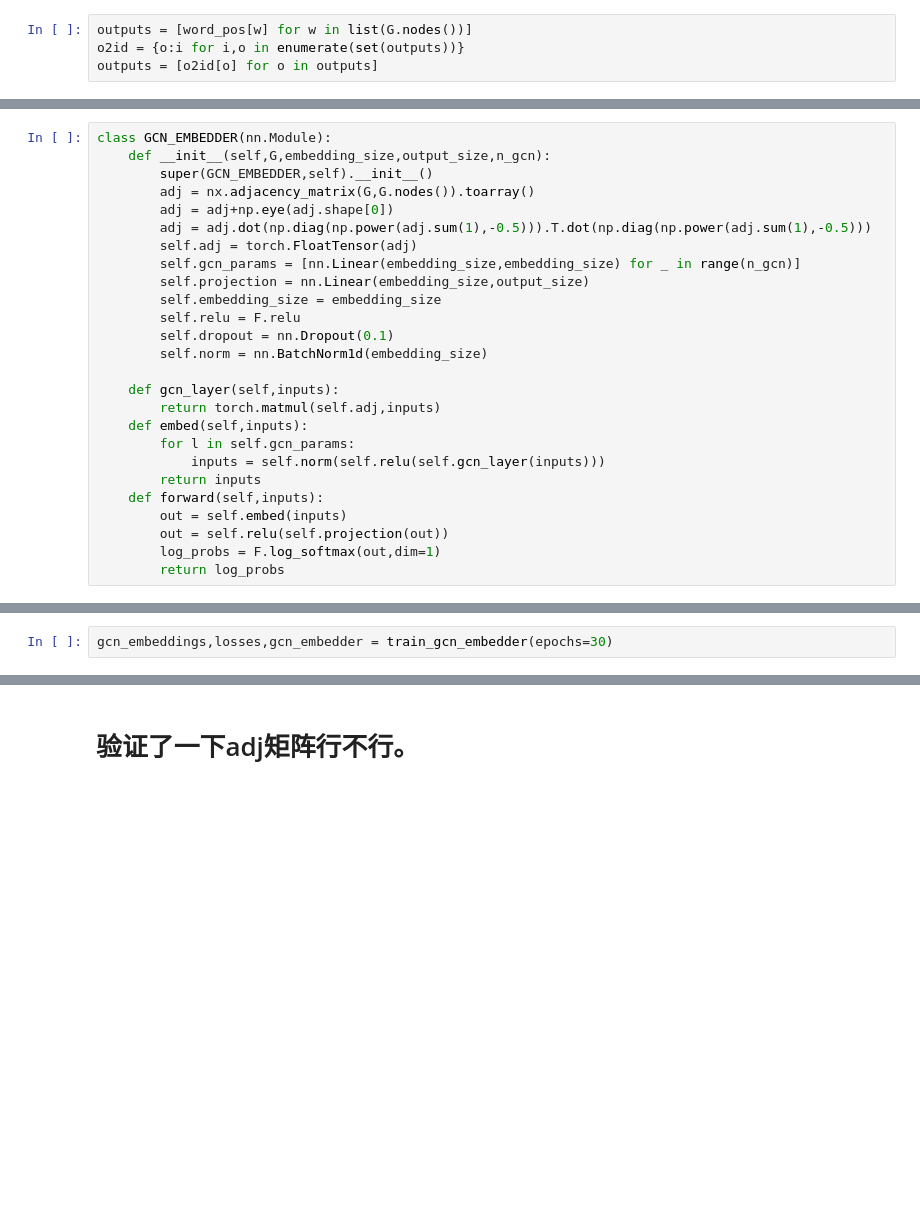
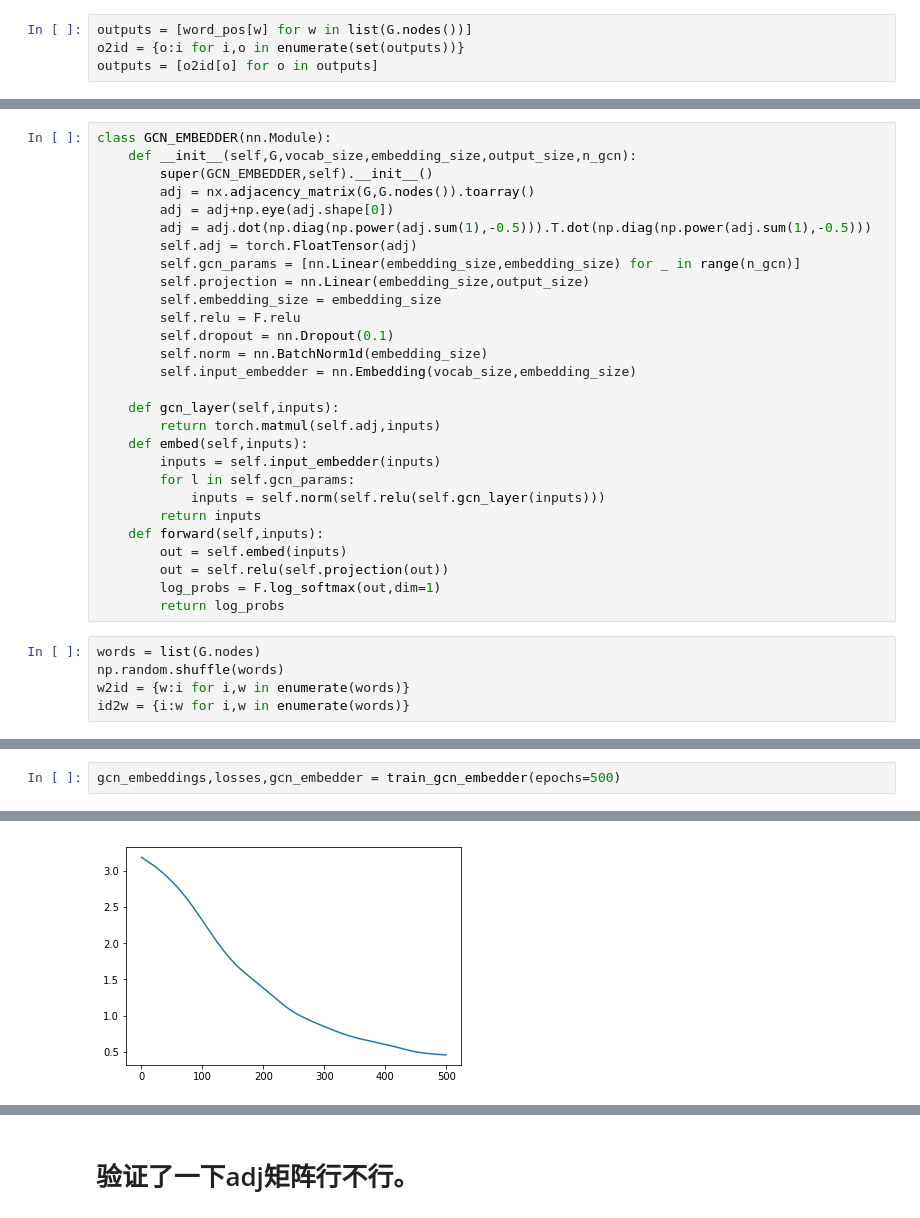
Before and after one commit to XufengXufengXufeng/try_gcn, a Jupyter notebook: gcn_word2vec.ipynb, the cells around one changed output, grey strips where cells are left out. Drawn from its saved outputs; the diff is of its cells as text; blank space fills up the shorter version.

```diff
--- a/gcn_word2vec.ipynb
+++ b/gcn_word2vec.ipynb
@@ -265,6 +245,6 @@ Type:      function
 # %%
 class GCN_EMBEDDER(nn.Module):
-    def __init__(self,G,embedding_size,output_size,n_gcn):
+    def __init__(self,G,vocab_size,embedding_size,output_size,n_gcn):
         super(GCN_EMBEDDER,self).__init__()
         adj = nx.adjacency_matrix(G,G.nodes()).toarray()
         adj = adj+np.eye(adj.shape[0])
@@ -276,10 +256,12 @@ class GCN_EMBEDDER(nn.Module):
         self.relu = F.relu
         self.dropout = nn.Dropout(0.1)
         self.norm = nn.BatchNorm1d(embedding_size)
+        self.input_embedder = nn.Embedding(vocab_size,embedding_size)
 
     def gcn_layer(self,inputs):
         return torch.matmul(self.adj,inputs)
     def embed(self,inputs):
+        inputs = self.input_embedder(inputs)
         for l in self.gcn_params:
             inputs = self.norm(self.relu(self.gcn_layer(inputs)))
         return inputs
@@ -288,5 +270,10 @@ class GCN_EMBEDDER(nn.Module):
         out = self.relu(self.projection(out))
         log_probs = F.log_softmax(out,dim=1)
         return log_probs
+# %%
+words = list(G.nodes)
+np.random.shuffle(words)
+w2id = {w:i for i,w in enumerate(words)}
+id2w = {i:w for i,w in enumerate(words)}
 # %%
 def train_gcn_embedder(n_gcn=2,epochs=10):
@@ -310,4 +299,4 @@ def train_gcn_embedder(n_gcn=2,epochs=10):
     return gcn_embeddings,losses,gcn_embedder
 # %%
-gcn_embeddings,losses,gcn_embedder = train_gcn_embedder(epochs=30)
+gcn_embeddings,losses,gcn_embedder = train_gcn_embedder(epochs=500)
 # %% [output]
@@ -331,3 +320,4 @@ epoch 29 has loss 3.06
+[figure, added]
 # %%
 compare_words("表示","称",gcn_embeddings)
 # %% [output]
```
Also changed, not shown: parts of 19 cells of this notebook.
